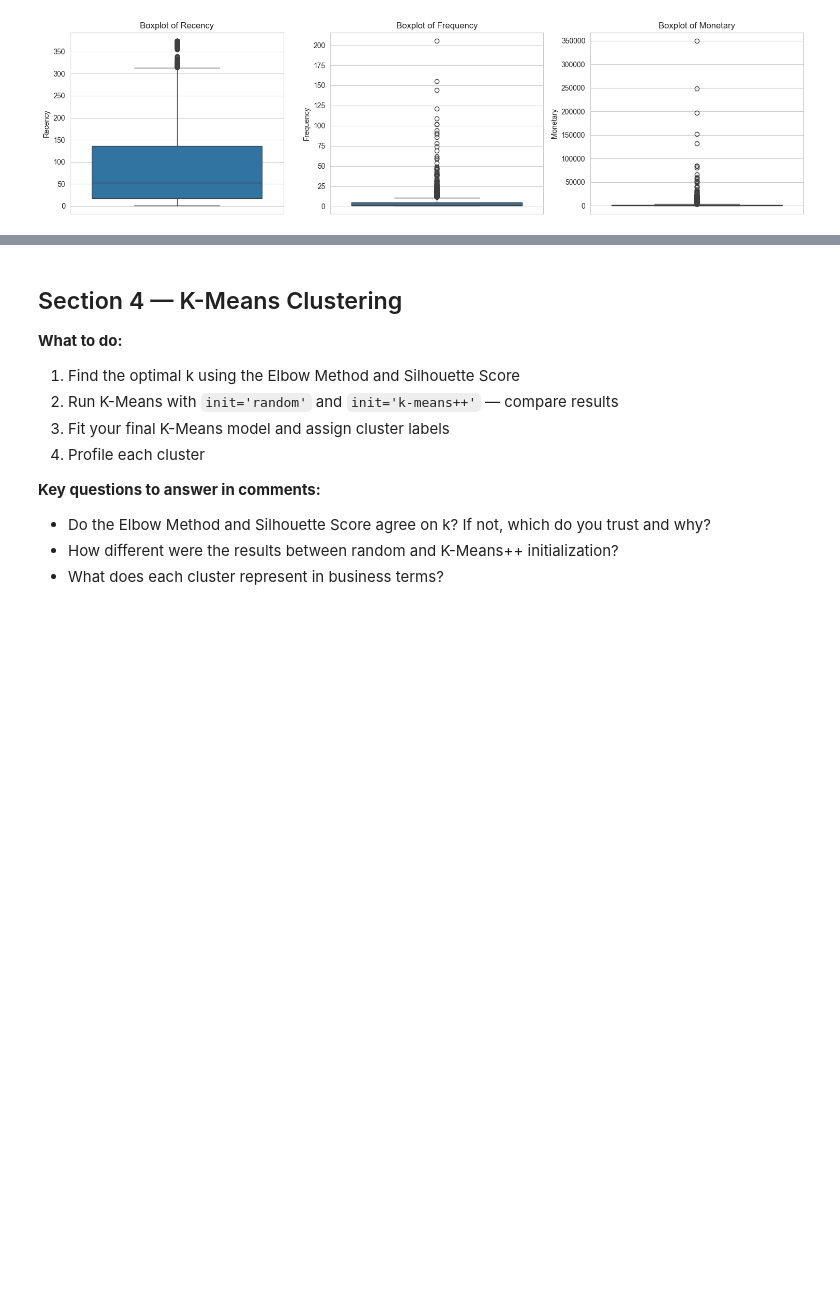
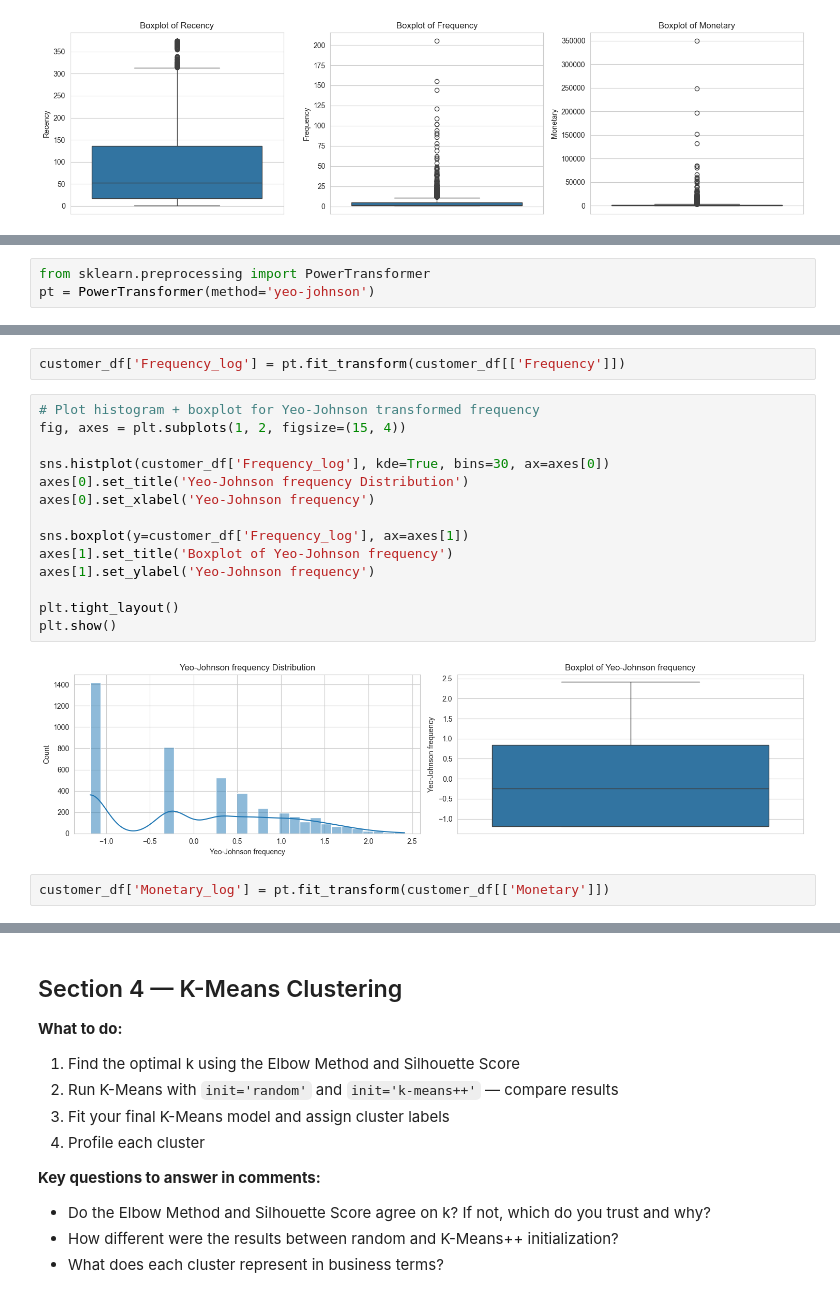
Before and after one commit to CodexAarogya/Fusemachines-Assignments, a Jupyter notebook: week-7/Assignment/Week_7_Clustering_Assignment.ipynb, the cells around one changed output, grey strips where cells are left out. Cells and saved outputs as stored; diff of their text form; blank space fills up the shorter version.

```diff
--- a/week-7/Assignment/Week_7_Clustering_Assignment.ipynb
+++ b/week-7/Assignment/Week_7_Clustering_Assignment.ipynb
@@ -438,0 +456,3 @@ plt.show()
+# %%
+from sklearn.preprocessing import PowerTransformer
+pt = PowerTransformer(method='yeo-johnson')
@@ -438,0 +461,20 @@ plt.show()
+# %%
+customer_df['Frequency_log'] = pt.fit_transform(customer_df[['Frequency']])
+# %%
+# Plot histogram + boxplot for Yeo-Johnson transformed frequency
+fig, axes = plt.subplots(1, 2, figsize=(15, 4))
+
+sns.histplot(customer_df['Frequency_log'], kde=True, bins=30, ax=axes[0])
+axes[0].set_title('Yeo-Johnson frequency Distribution')
+axes[0].set_xlabel('Yeo-Johnson frequency')
+
+sns.boxplot(y=customer_df['Frequency_log'], ax=axes[1])
+axes[1].set_title('Boxplot of Yeo-Johnson frequency')
+axes[1].set_ylabel('Yeo-Johnson frequency')
+
+plt.tight_layout()
+plt.show()
+# %% [output]
+[figure, added]
+# %%
+customer_df['Monetary_log'] = pt.fit_transform(customer_df[['Monetary']])
```
Also changed, not shown: parts of 13 cells of this notebook.
